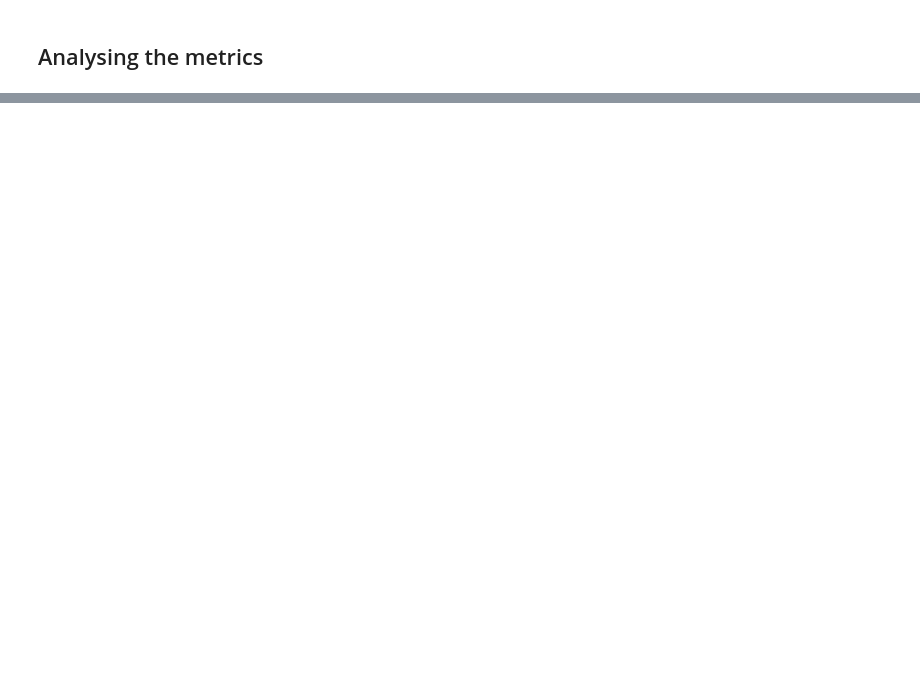
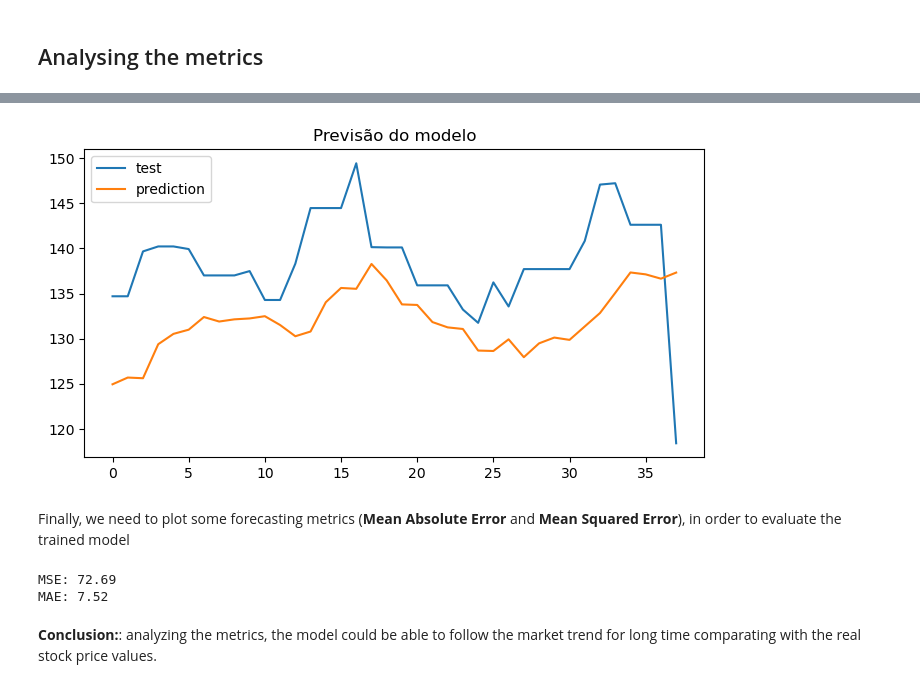
Before and after one commit to uea-geral/stock-price-lstm, a Jupyter notebook: 01_Stock_Price_LSTM.ipynb, the cells around one changed output, grey strips where cells are left out. Drawn from its saved outputs; the diff is of its cells as text; code cells hidden in the pictures; blank space fills up the shorter version.

```diff
--- a/01_Stock_Price_LSTM.ipynb
+++ b/01_Stock_Price_LSTM.ipynb
@@ -150,0 +164,3 @@ plt.show()
+# %%
+X_train = np.reshape(X_train, (X_train.shape[0], 1, X_train.shape[1]))
+X_test = np.reshape(X_test, (X_test.shape[0], 1, X_test.shape[1]))
@@ -150,0 +169,5 @@ plt.show()
+# %%
+# applying min-max scaling
+scaler = MinMaxScaler()
+X_train = scaler.fit_transform(X_train.reshape(-1, 1)).reshape(X_train.shape)
+X_test = scaler.transform(X_test.reshape(-1, 1)).reshape(X_test.shape)
@@ -150,0 +180,9 @@ plt.show()
+# %%
+model = keras.models.Sequential([
+    keras.layers.LSTM(10, return_sequences=True, input_shape=[1, look_back]),
+    keras.layers.Dense(10),
+    keras.layers.Dense(1)
+])
+
+model.compile(optimizer='adam', loss='mse')
+model.summary()
@@ -150,0 +207,2 @@ plt.show()
+# %%
+model.fit(X_train, y_train, epochs=50, batch_size=1)
@@ -151,13 +228,13 @@ plt.show()
 # %% [markdown]
 ## Analysing the metrics
 # %%
-# TODO: Uncomment that code after train the model
+y_pred = model.predict(X_test).reshape(-1, 1)
+# y_pred = scaler.inverse_transform(y_pred)
 
-#y_pred = model.predict(fh=test.index)
-#plt.figure(figsize=(8,4))
-#plt.title("Previsão do modelo")
-#plt.plot(train.index, train['price'], label="train")
-#plt.plot(test.index, test['price'], label="test")
-#plt.plot(test.index, y_pred['price'], label="prediction")
-#plt.legend()
-#plt.show()
+plt.figure(figsize=(8,4))
+plt.title("Previsão do modelo")
+plt.plot(y_test, label="test")
+plt.plot(y_pred, label="prediction")
+plt.legend()
+plt.show()
+# %% [output]
@@ -163,0 +242,12 @@ plt.show()
+[figure, added]
+# %% [markdown]
+Finally, we need to plot some forecasting metrics (**Mean Absolute Error** and **Mean Squared Error**), in order to evaluate the trained model
+# %%
+mse = mean_squared_error(y_test, y_pred)
+mae = mean_absolute_error(y_test, y_pred)
+print(f"MSE: {mse:.2f}\nMAE: {mae:.2f}")
+# %% [output]
+MSE: 72.69
+MAE: 7.52
+# %% [markdown]
+**Conclusion:**: analyzing the metrics, the model could be able to follow the market trend for long time comparating with the real stock price values.
```
Also changed, not shown: parts of 21 cells of this notebook, 1 other file.
